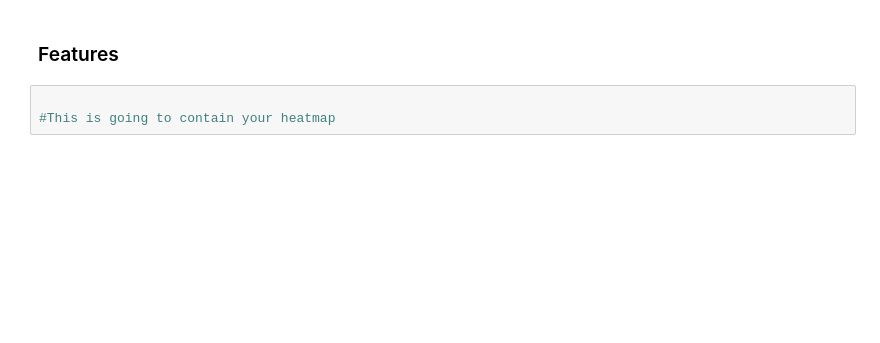
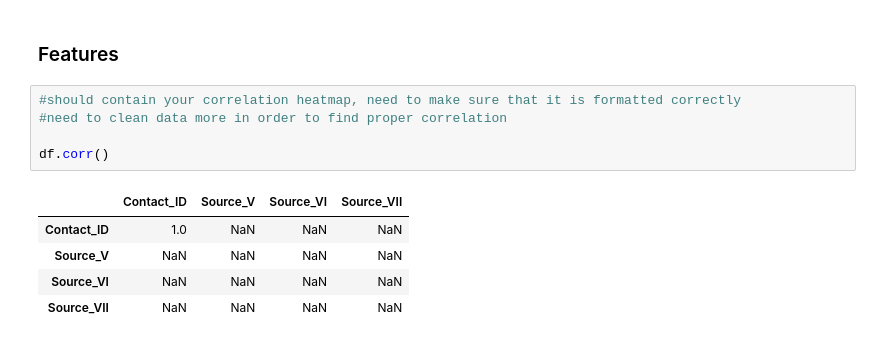
Before and after one commit to cmordi/monkeypox, a Jupyter notebook: monkeypox.ipynb, the cells around one changed output. Cells and saved outputs as stored; diff of their text form; blank space fills up the shorter version.

Commit message:
correlation idea

```diff
--- a/monkeypox.ipynb
+++ b/monkeypox.ipynb
@@ -128,5 +153,13 @@ freq.most_common(5)
 # %% [markdown]
 ### Features
-# %%
-
-#This is going to contain your heatmap
+# %%
+#should contain your correlation heatmap, need to make sure that it is formatted correctly
+#need to clean data more in order to find proper correlation
+
+df.corr()
+# %% [output]
+|  | Contact_ID | Source_V | Source_VI | Source_VII |
+| Contact_ID | 1.0 | NaN | NaN | NaN |
+| Source_V | NaN | NaN | NaN | NaN |
+| Source_VI | NaN | NaN | NaN | NaN |
+| Source_VII | NaN | NaN | NaN | NaN |
```
Also changed, not shown: parts of 7 cells of this notebook.
